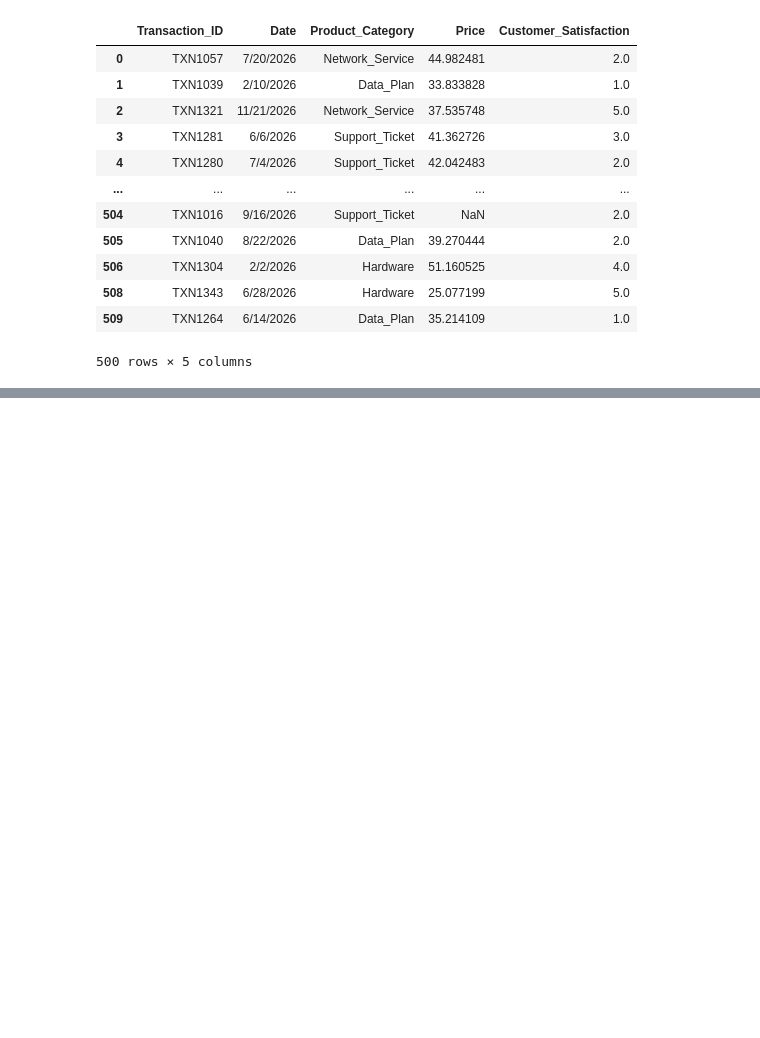
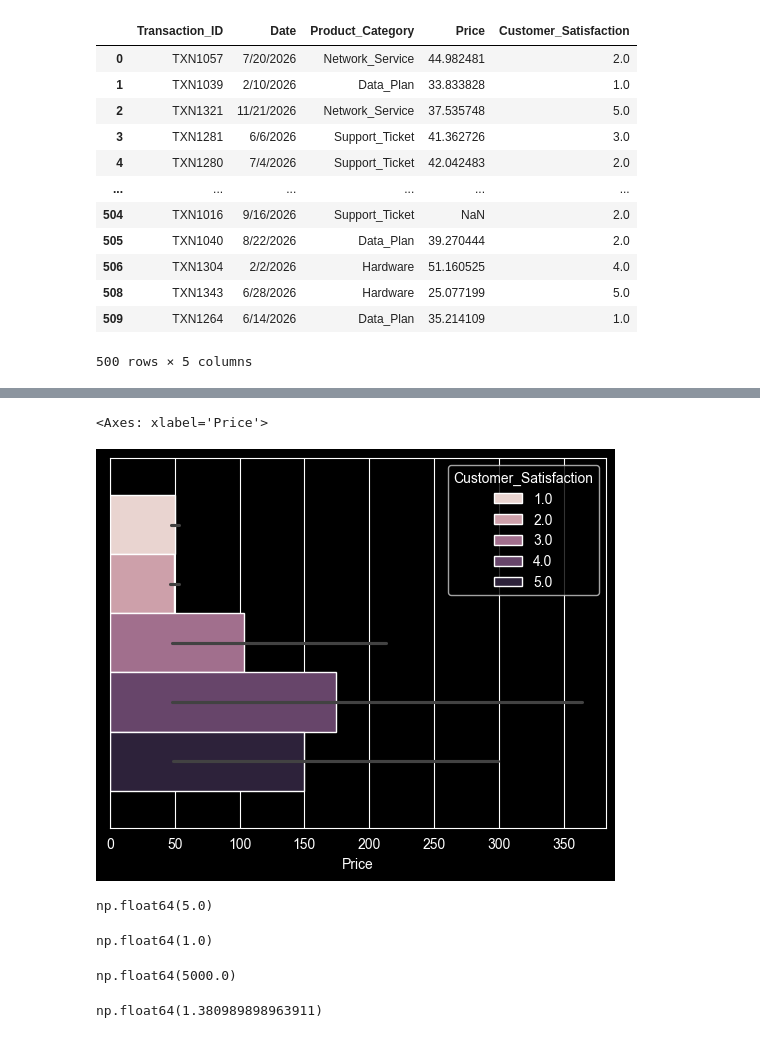
Before and after one commit to Jayeshvadje/Ml_Learning, a Jupyter notebook: Week3_Feature_Engineering/Data Preprocessing.ipynb, the cells around one changed output, grey strips where cells are left out. Saved outputs shown, nothing was run; the diff lists cells and outputs as text; code cells hidden in the pictures; blank space fills up the shorter version.

```diff
--- a/Week3_Feature_Engineering/Data Preprocessing.ipynb
+++ b/Week3_Feature_Engineering/Data Preprocessing.ipynb
@@ -116,0 +143,21 @@ df
+# %%
+sns.barplot(df,x="Price",hue="Customer_Satisfaction")
+# %% [output]
+<Axes: xlabel='Price'>
+[figure, added]
+# %%
+df["Customer_Satisfaction"].max()
+# %% [output]
+np.float64(5.0)
+# %%
+df["Customer_Satisfaction"].min()
+# %% [output]
+np.float64(1.0)
+# %%
+df["Price"].max()
+# %% [output]
+np.float64(5000.0)
+# %%
+df["Price"].min()
+# %% [output]
+np.float64(1.380989898963911)
```
Also changed, not shown: parts of 15 cells of this notebook.
